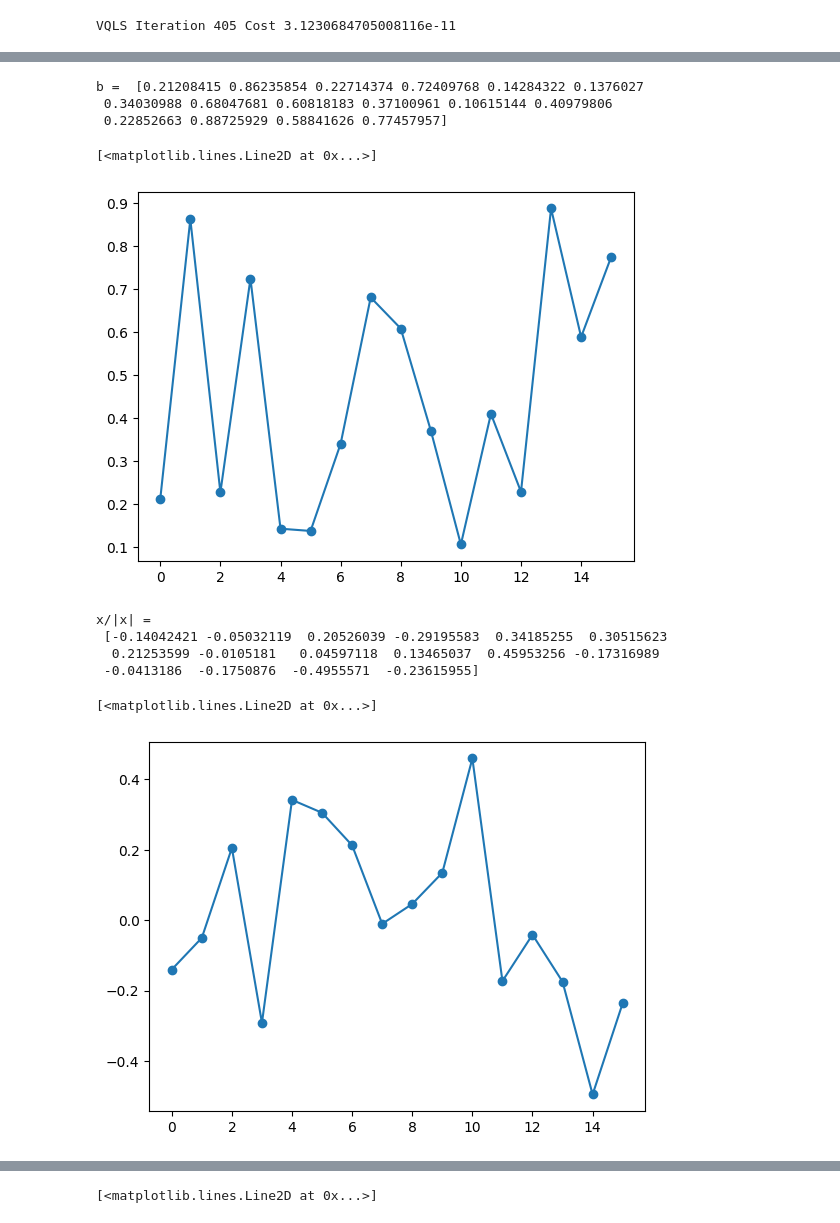
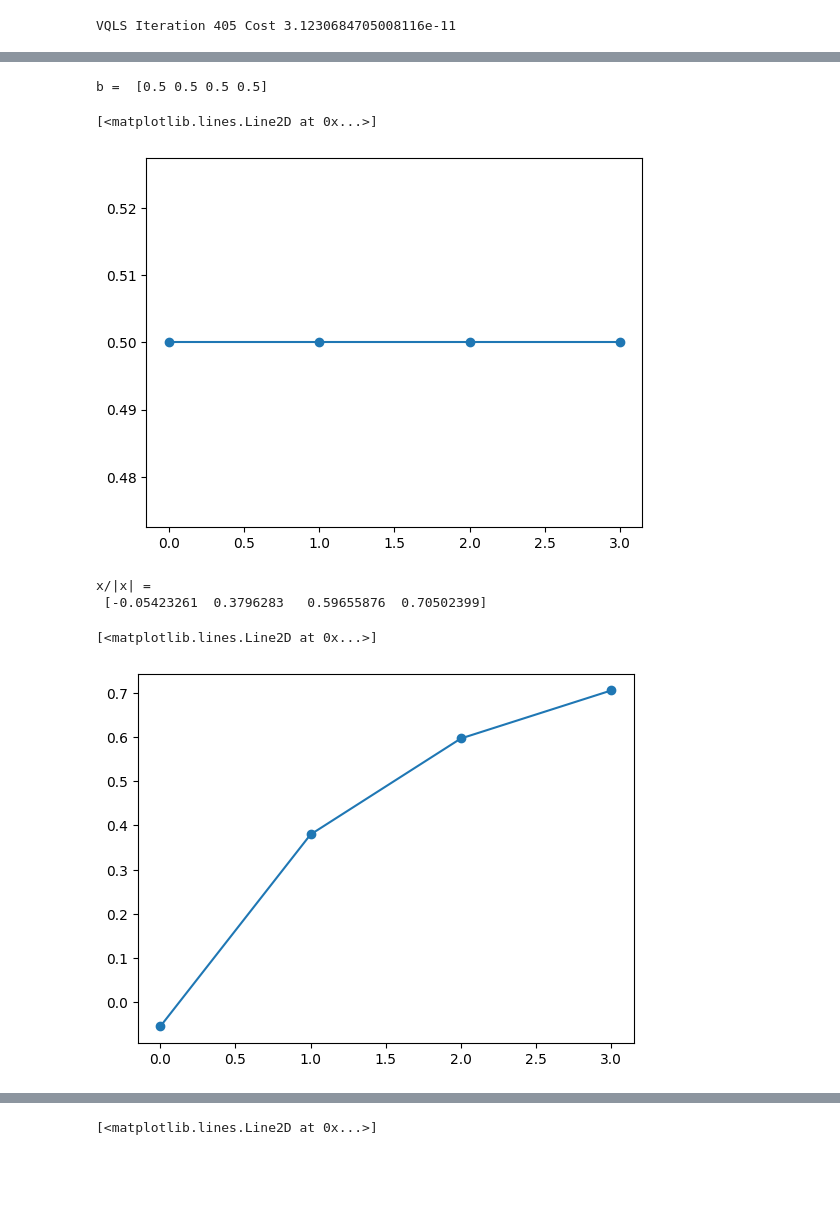
Before and after one commit to comp-physics/NISQ-Quantum-CFD, a Jupyter notebook: VQLS/VQLS-playground.ipynb, the cells around one changed output, grey strips where cells are left out. Saved outputs shown, nothing was run; the diff lists cells and outputs as text; code cells hidden in the pictures; blank space fills up the shorter version.

```diff
--- a/VQLS/VQLS-playground.ipynb
+++ b/VQLS/VQLS-playground.ipynb
@@ -48,7 +48,7 @@ import numpy as np
 from qiskit.quantum_info import Statevector
 import matplotlib.pyplot as plt
 # %%
-nqbit = 4
+nqbit = 2
 size = 2**nqbit
 A = np.random.rand(size, size)
 A = A + A.T
@@ -61,6 +61,10 @@ A = A + A.T
 # offset = [-1, 0, 1]
 # A = diags(k,offset).toarray()
 
+
+# Cao's case
+A = 0.25*np.array([[15, 9, 5, -3], [9, 15, 3, -5], [5, 3, 15, -9], [-3, -5, -9, 15]])
+
 print("A matrix = \n", A)
 # %% [output]
 A matrix =
@@ -83,14 +75,13 @@ A matrix =
 # %%
 b = np.random.rand(size)
+b = np.array([1,1,1,1])/2
 # b = np.ones(size)
 print("b = ", b)
 plt.plot(b, "o-")
 # %% [output]
-b =  [0.21208415 0.86235854 0.22714374 0.72409768 0.14284322 0.1376027
- 0.34030988 0.68047681 0.60818183 0.37100961 0.10615144 0.40979806
- 0.22852663 0.88725929 0.58841626 0.77457957]
+b =  [0.5 0.5 0.5 0.5]
 [<matplotlib.lines.Line2D at 0x...>]
-[figure, old version]
+[figure, new version]
 # %%
 ref_solution = np.linalg.solve(A, b / np.linalg.norm(b))
 ref_solution = ref_solution / np.linalg.norm(ref_solution)
@@ -98,9 +89,7 @@ print("x/|x| = \n", ref_solution)
 plt.plot(ref_solution, "o-")
 # %% [output]
 x/|x| =
- [-0.14042421 -0.05032119  0.20526039 -0.29195583  0.34185255  0.30515623
-  0.21253599 -0.0105181   0.04597118  0.13465037  0.45953256 -0.17316989
- -0.0413186  -0.1750876  -0.4955571  -0.23615955]
+ [-0.05423261  0.3796283   0.59655876  0.70502399]
 [<matplotlib.lines.Line2D at 0x...>]
-[figure, old version]
+[figure, new version]
 # %%
```
Also changed, not shown: parts of 6 cells of this notebook, 7 other files.
